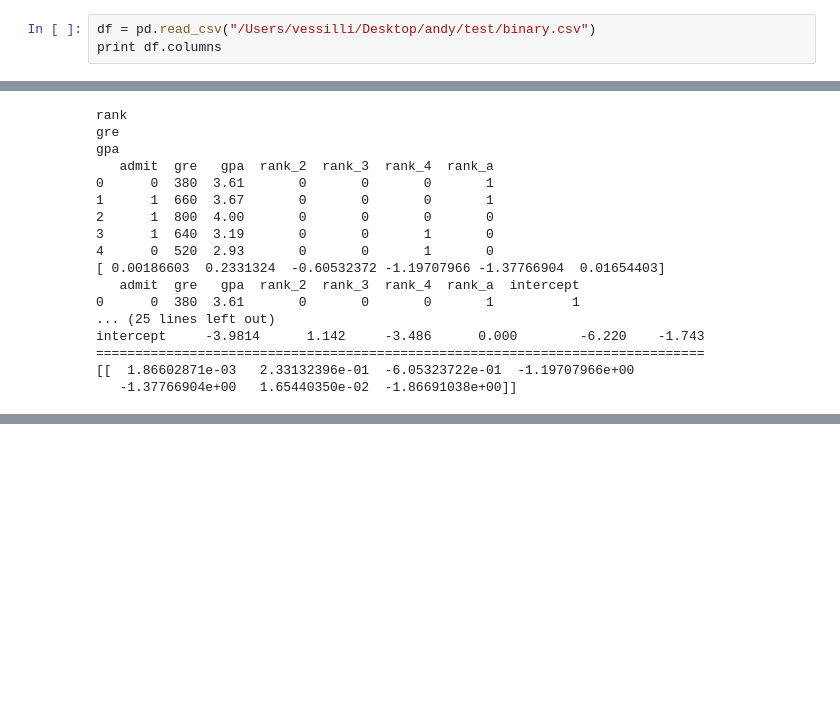
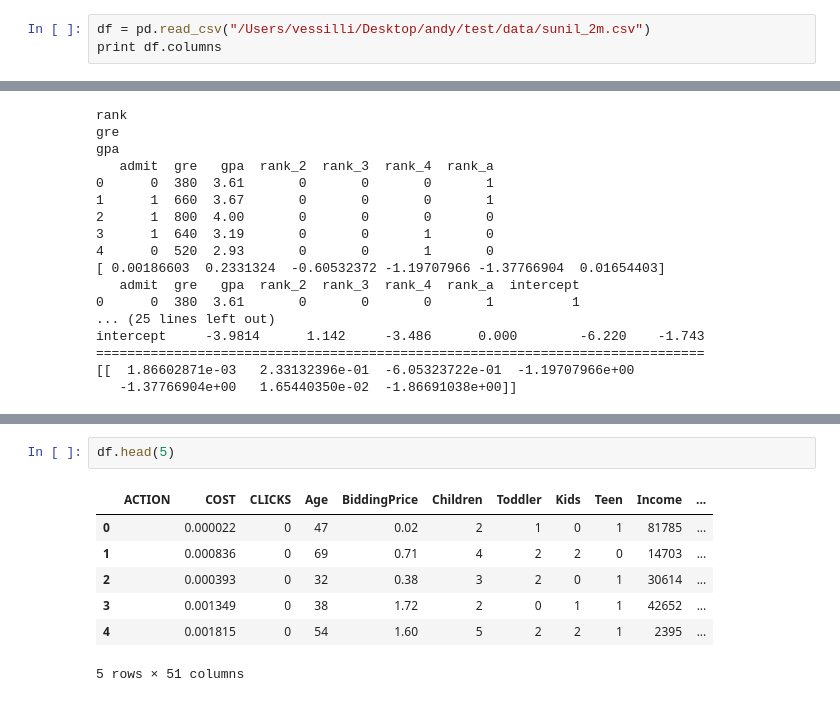
Before and after one commit to debugger06/Data-Analyser, a Jupyter notebook: code/Untitled.ipynb, the cells around one changed output, grey strips where cells are left out. Drawn from its saved outputs; the diff is of its cells as text; blank space fills up the shorter version.

```diff
--- a/code/Untitled.ipynb
+++ b/code/Untitled.ipynb
@@ -5,6 +5,6 @@ import sklearn.linear_model
 from sklearn.feature_selection import chi2
 import numpy as np
 # %%
-df = pd.read_csv("/Users/vessilli/Desktop/andy/test/binary.csv")
+df = pd.read_csv("/Users/vessilli/Desktop/andy/test/data/sunil_2m.csv")
 print df.columns
 # %% [output]
@@ -120,0 +187,10 @@ intercept     -3.9814      1.142     -3.486      0.000        -6.220    -1.743
+# %%
+df.head(5)
+# %% [output]
+|  | ﻿ACTION | COST | CLICKS | Age | BiddingPrice | Children | Toddler | Kids | Teen | Income | ... |
+| 0 |  | 0.000022 | 0 | 47 | 0.02 | 2 | 1 | 0 | 1 | 81785 | ... |
+| 1 |  | 0.000836 | 0 | 69 | 0.71 | 4 | 2 | 2 | 0 | 14703 | ... |
+| 2 |  | 0.000393 | 0 | 32 | 0.38 | 3 | 2 | 0 | 1 | 30614 | ... |
+| 3 |  | 0.001349 | 0 | 38 | 1.72 | 2 | 0 | 1 | 1 | 42652 | ... |
+| 4 |  | 0.001815 | 0 | 54 | 1.60 | 5 | 2 | 2 | 1 | 2395 | ... |
+5 rows × 51 columns
```
Also changed, not shown: parts of 6 cells of this notebook.
